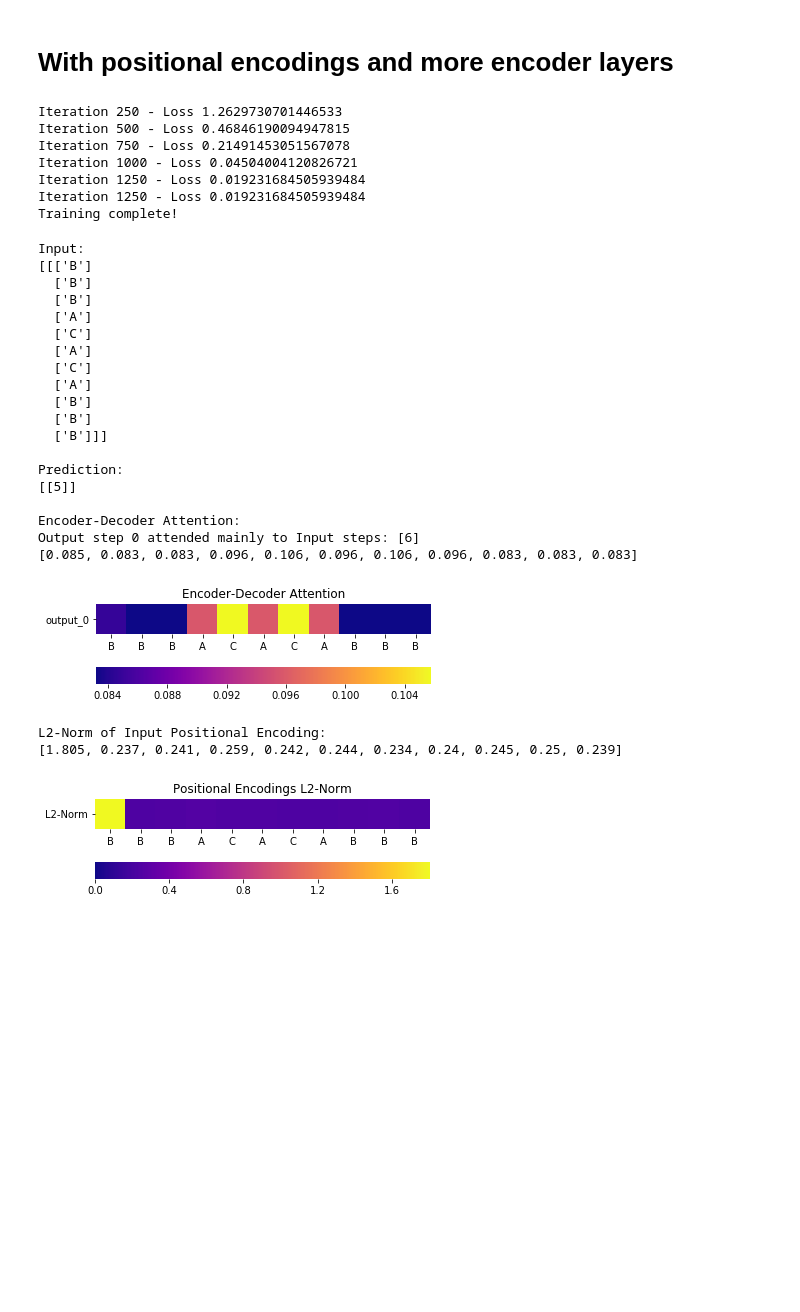
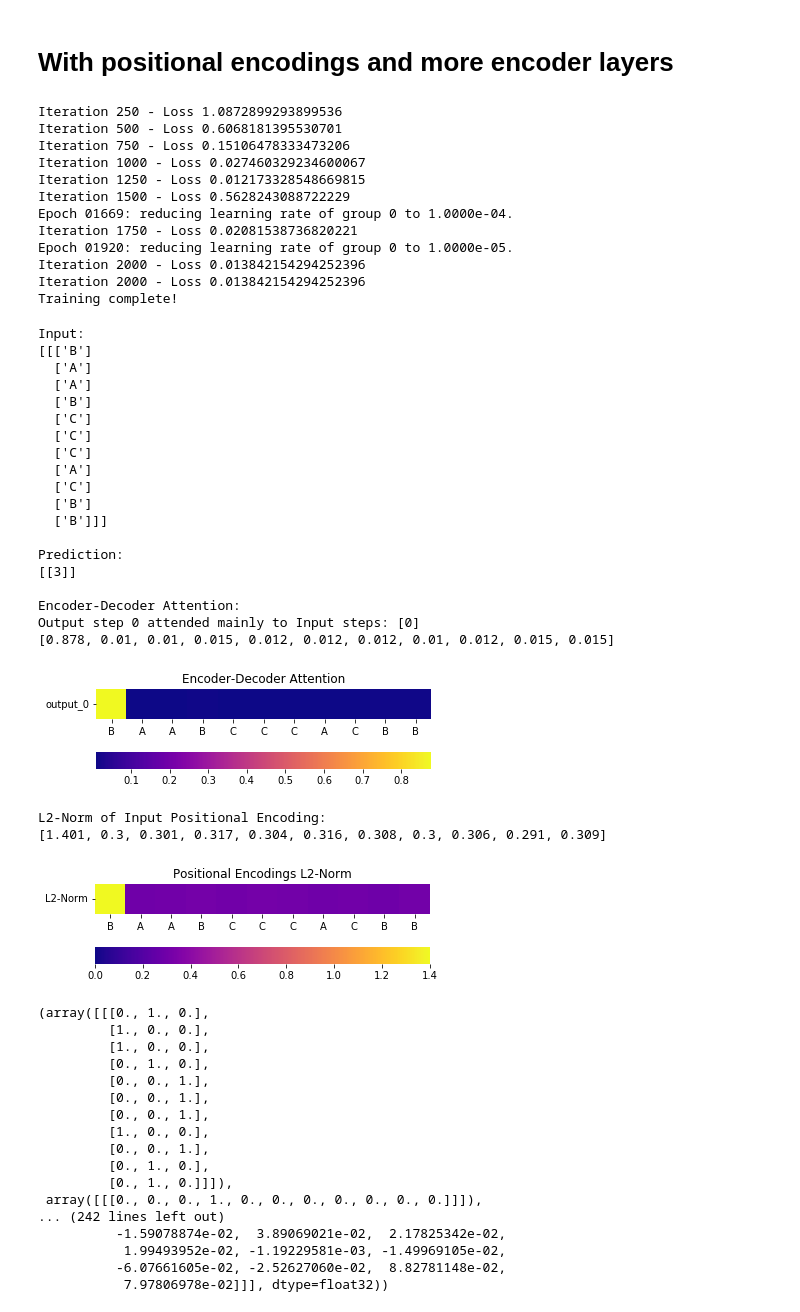
Before and after one commit to aleksandrskoselevs/transformer-attention-tutorial, a Jupyter notebook: 3_signal/notebook-runs.ipynb, the cells around one changed output. Saved outputs shown, nothing was run; the diff lists cells and outputs as text; code cells hidden in the pictures; blank space fills up the shorter version.

```diff
--- a/3_signal/notebook-runs.ipynb
+++ b/3_signal/notebook-runs.ipynb
@@ -115,38 +290,60 @@ L2-Norm of Input Positional Encoding:
 # With positional encodings and more encoder layers
 # %%
 loss_hist = train(print_every=250, pos_enc=True,
-                  num_enc_layers=6, steps=1250)
+                  num_enc_layers=6, save_file_name='ckpt-6_enc_layers.pt')
 # %% [output]
-Iteration 250 - Loss 1.2629730701446533
-Iteration 500 - Loss 0.46846190094947815
-Iteration 750 - Loss 0.21491453051567078
-Iteration 1000 - Loss 0.04504004120826721
-Iteration 1250 - Loss 0.019231684505939484
-Iteration 1250 - Loss 0.019231684505939484
+Iteration 250 - Loss 1.0872899293899536
+Iteration 500 - Loss 0.6068181395530701
+Iteration 750 - Loss 0.15106478333473206
+Iteration 1000 - Loss 0.027460329234600067
+Iteration 1250 - Loss 0.012173328548669815
+Iteration 1500 - Loss 0.5628243088722229
+Epoch 01669: reducing learning rate of group 0 to 1.0000e-04.
+Iteration 1750 - Loss 0.02081538736820221
+Epoch 01920: reducing learning rate of group 0 to 1.0000e-05.
+Iteration 2000 - Loss 0.013842154294252396
+Iteration 2000 - Loss 0.013842154294252396
 Training complete!
 # %%
-_ = test(pos_enc=True, num_enc_layers=6)
+test(pos_enc=True, num_enc_layers=6, savepath='models/ckpt-6_enc_layers.pt')
 # %% [output]
 Input:
 [[['B']
+  ['A']
+  ['A']
   ['B']
-  ['B']
-  ['A']
+  ['C']
+  ['C']
   ['C']
   ['A']
   ['C']
-  ['A']
-  ['B']
   ['B']
   ['B']]]
 
 Prediction:
-[[5]]
+[[3]]
 
 Encoder-Decoder Attention:
-Output step 0 attended mainly to Input steps: [6]
-[0.085, 0.083, 0.083, 0.096, 0.106, 0.096, 0.106, 0.096, 0.083, 0.083, 0.083]
+Output step 0 attended mainly to Input steps: [0]
+[0.878, 0.01, 0.01, 0.015, 0.012, 0.012, 0.012, 0.01, 0.012, 0.015, 0.015]
-[figure, old version]
+[figure, new version]
 L2-Norm of Input Positional Encoding:
-[1.805, 0.237, 0.241, 0.259, 0.242, 0.244, 0.234, 0.24, 0.245, 0.25, 0.239]
+[1.401, 0.3, 0.301, 0.317, 0.304, 0.316, 0.308, 0.3, 0.306, 0.291, 0.309]
-[figure, old version]
+[figure, new version]
+(array([[[0., 1., 0.],
+         [1., 0., 0.],
+         [1., 0., 0.],
+         [0., 1., 0.],
+         [0., 0., 1.],
+         [0., 0., 1.],
+         [0., 0., 1.],
+         [1., 0., 0.],
+         [0., 0., 1.],
+         [0., 1., 0.],
+         [0., 1., 0.]]]),
+ array([[[0., 0., 0., 1., 0., 0., 0., 0., 0., 0., 0.]]]),
+... (242 lines left out)
+          -1.59078874e-02,  3.89069021e-02,  2.17825342e-02,
+           1.99493952e-02, -1.19229581e-03, -1.49969105e-02,
+          -6.07661605e-02, -2.52627060e-02,  8.82781148e-02,
+           7.97806978e-02]]], dtype=float32))
```
Also changed, not shown: parts of 9 cells of this notebook, 33 other files.
